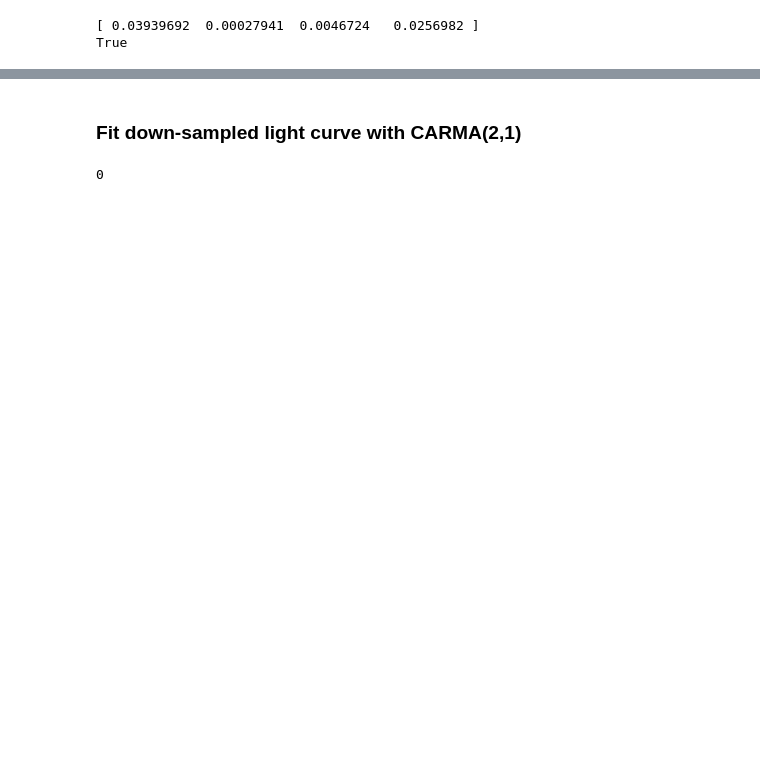
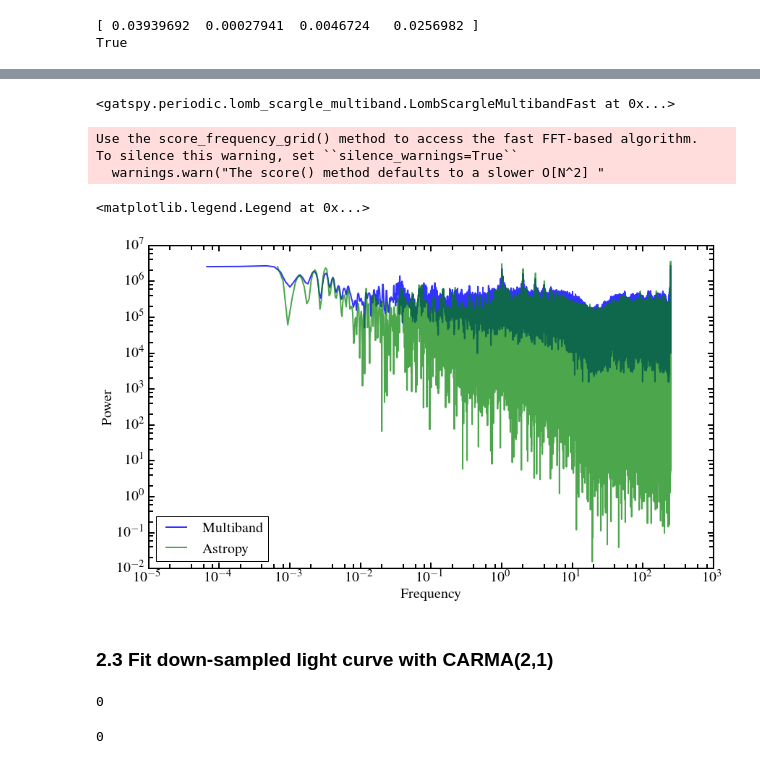
Before and after one commit to ywx649999311/lsst_cadence, a Jupyter notebook: kali.ipynb, the cells around one changed output, grey strips where cells are left out. Drawn from its saved outputs; the diff is of its cells as text; code cells hidden in the pictures; blank space fills up the shorter version.

```diff
--- a/kali.ipynb
+++ b/kali.ipynb
@@ -91,7 +138,49 @@ plt.xlim(0,2000)
+# %%
+# get frequencies for calculating periodogram using astropy
+feqs = ls(dLC.t, dLC.y, dLC.yerr).autofrequency(maximum_frequency=1/dLC.mindt)
+
+# convert to periods from frequency, gatspy requires periods
+p = 1/feqs
+p[:]=p[::-1]
+
+# get filter from MAF
+filts = obsHist['filter']
+# %%
+# configure LombScargle model
+# set range to find best periods (don't know why)
+m.optimizer.period_range = (2*dLC.meandt, dLC.T)
+# fit model with data
+m.fit(dLC.t, dLC.y, dLC.yerr, filts)
+# %% [output]
+<gatspy.periodic.lomb_scargle_multiband.LombScargleMultibandFast at 0x...>
+# %%
+# compute psd using the multiband algorithm
+psd = m.periodogram(p)
+# %% [output]
+Use the score_frequency_grid() method to access the fast FFT-based algorithm.
+To silence this warning, set ``silence_warnings=True``
+  warnings.warn("The score() method defaults to a slower O[N^2] "
+# %%
+# plot the periodogram from the multiband LombScargle
+normalRatio = psd_sb[0]/psd[0] # normalization ratio
+fig = plt.figure(figsize=(14,8))
+plt.ylabel('Power')
+plt.xlabel('Frequency')
+plt.loglog(feqs, psd*normalRatio, label='Multiband', alpha=0.8)
+plt.loglog(f, psd_sb, label='Astropy', alpha=0.7)
+plt.legend(loc=3)
+# %% [output]
+<matplotlib.legend.Legend at 0x...>
+[figure, added]
 # %% [markdown]
-### Fit down-sampled light curve with CARMA(2,1)
+### 2.3 Fit down-sampled light curve with CARMA(2,1)
 # %%
 # Find the best fit coefficients and print result
 Task.fit(dLC)
 # %% [output]
 0
+# %%
+# reconfigure the model with the best-fit parameters
+Task.set(dt, Task.bestTheta)
+# %% [output]
+0
```
Also changed, not shown: parts of 18 cells of this notebook, 1 other file.
